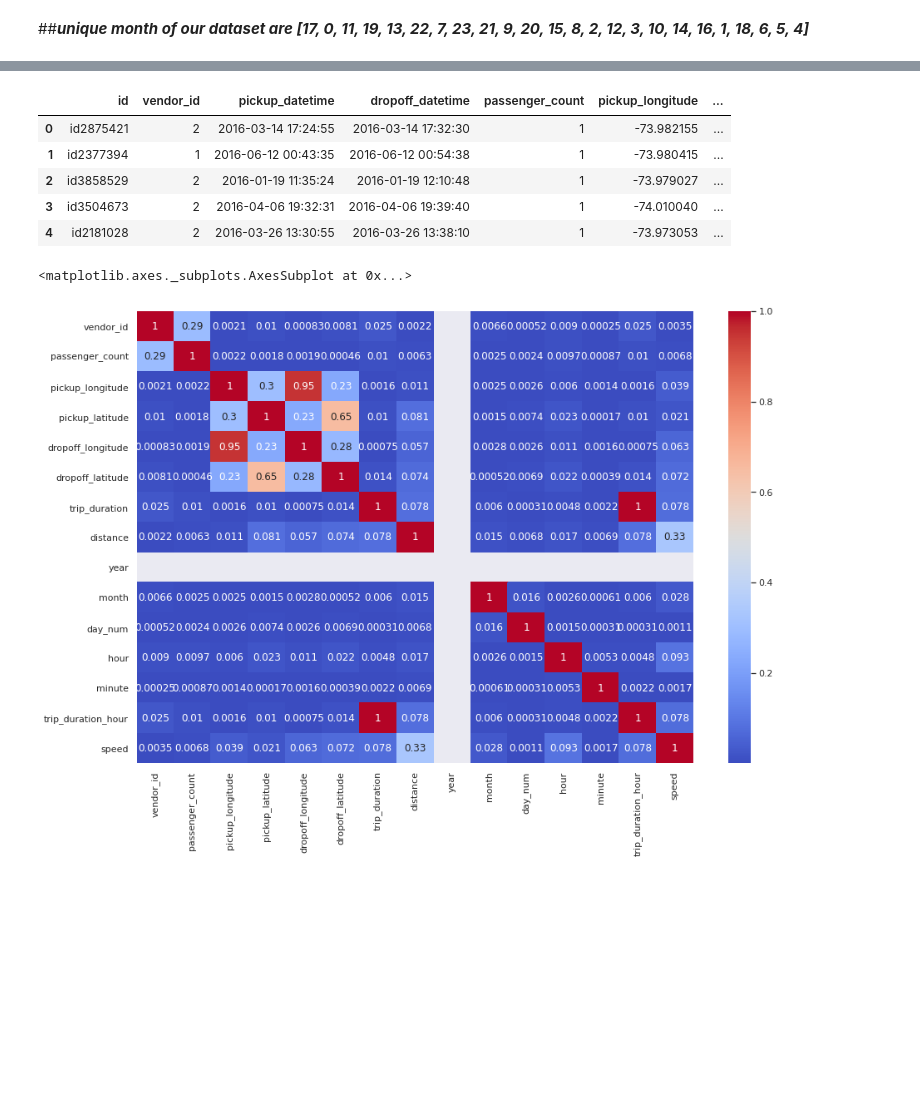
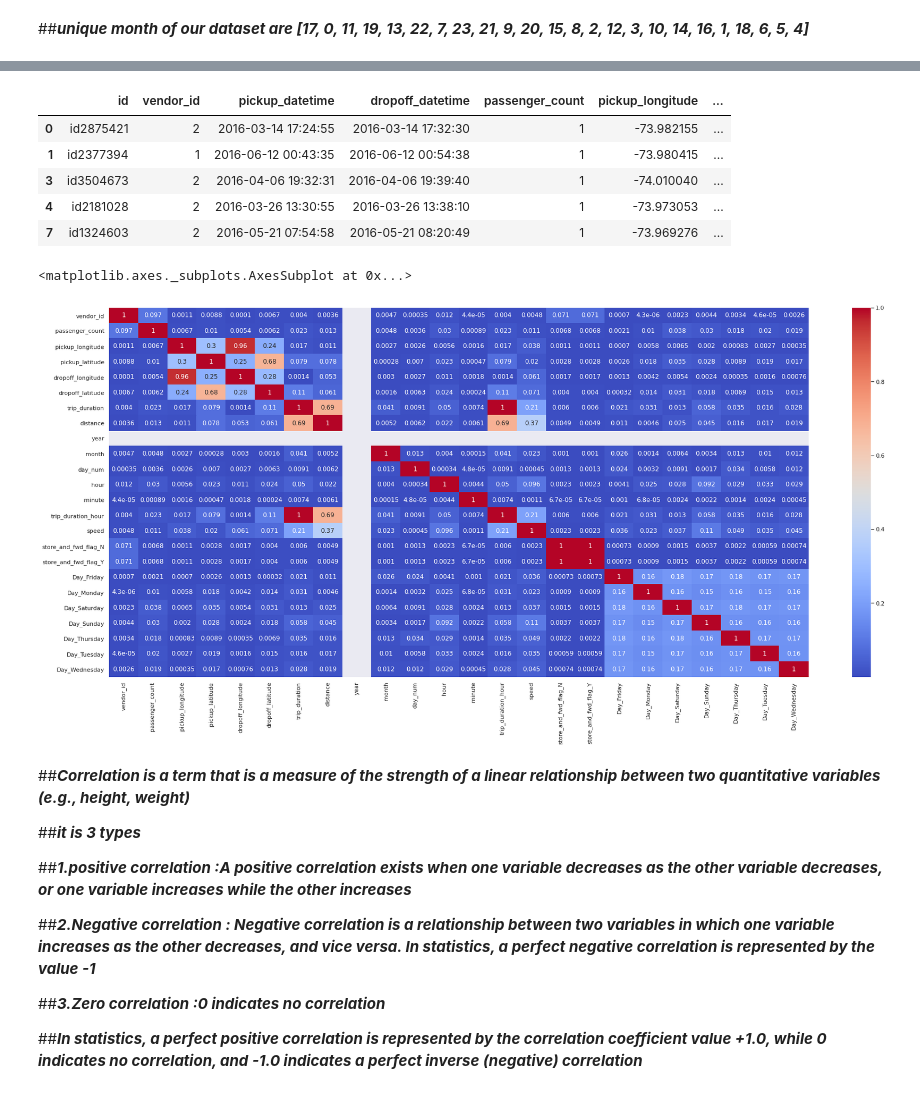
Before and after one commit to hrushikeshsahu19/Taxi-trip-time-Prediction, a Jupyter notebook: Hrushikesh_Sahu_Team_3_Capstone_Project_2.ipynb, the cells around one changed output, grey strips where cells are left out. Drawn from its saved outputs; the diff is of its cells as text; code cells hidden in the pictures; blank space fills up the shorter version.

```diff
--- a/Hrushikesh_Sahu_Team_3_Capstone_Project_2.ipynb
+++ b/Hrushikesh_Sahu_Team_3_Capstone_Project_2.ipynb
@@ -512,0 +586,7 @@ dataset.head()
+# %%
+percentile_q1_passenger_count = np.percentile(dataset['passenger_count'],25)
+print(percentile_q1_passenger_count)
+percentile_q2_passenger_count = np.percentile(dataset['passenger_count'],50)
+print(percentile_q2_passenger_count)
+percentile_q3_passenger_count = np.percentile(dataset['passenger_count'],75)
+print(percentile_q3_passenger_count)
@@ -512,0 +597,4 @@ dataset.head()
+# %%
+iqr=percentile_q3_passenger_count - percentile_q1_passenger_count
+lower_limit_outlier_passenger_count=percentile_q1_passenger_count-1.5*iqr
+upper_limit_outlier_passenger_count=percentile_q3_passenger_count+1.5*iqr
@@ -512,0 +607,3 @@ dataset.head()
+# %%
+dataset=dataset[dataset['passenger_count']>0]
+dataset=dataset[dataset['passenger_count']<upper_limit_outlier_passenger_count]
@@ -735,21 +842,34 @@ dataset_pr = dataset.copy()
 # %%
 # One hot encoding
-dataset_pr = pd.get_dummies(dataset_pr, columns=["store_and_fwd_flag", "Day"], prefix=["store_and_fwd_flag",'Day'])
+dataset= pd.get_dummies(dataset, columns=["store_and_fwd_flag", "Day"], prefix=["store_and_fwd_flag",'Day'])
 # %%
-dataset_pr.head()
+dataset.head()
 # %% [output]
 |  | id | vendor_id | pickup_datetime | dropoff_datetime | passenger_count | pickup_longitude | ... |
 | 0 | id2875421 | 2 | 2016-03-14 17:24:55 | 2016-03-14 17:32:30 | 1 | -73.982155 | ... |
 | 1 | id2377394 | 1 | 2016-06-12 00:43:35 | 2016-06-12 00:54:38 | 1 | -73.980415 | ... |
-| 2 | id3858529 | 2 | 2016-01-19 11:35:24 | 2016-01-19 12:10:48 | 1 | -73.979027 | ... |
 | 3 | id3504673 | 2 | 2016-04-06 19:32:31 | 2016-04-06 19:39:40 | 1 | -74.010040 | ... |
 | 4 | id2181028 | 2 | 2016-03-26 13:30:55 | 2016-03-26 13:38:10 | 1 | -73.973053 | ... |
+| 7 | id1324603 | 2 | 2016-05-21 07:54:58 | 2016-05-21 08:20:49 | 1 | -73.969276 | ... |
 # %%
 ## Correlation
-plt.figure(figsize=(15,10))
+plt.figure(figsize=(30,13))
 correlation = dataset.corr()
 sns.heatmap(abs(correlation), annot=True, cmap='coolwarm')
 # %% [output]
 <matplotlib.axes._subplots.AxesSubplot at 0x...>
-[figure, old version]
+[figure, new version]
+# %% [markdown]
+
+##***Correlation is a term that is a measure of the strength of a linear relationship between two quantitative variables (e.g., height, weight)***
+
+##***it is 3 types***
+
+##***1.positive correlation :A positive correlation exists when one variable decreases as the other variable decreases, or one variable increases while the other increases***
+
+##***2.Negative correlation : Negative correlation is a relationship between two variables in which one variable increases as the other decreases, and vice versa. In statistics, a perfect negative correlation is represented by the value -1***
+
+##***3.Zero correlation :0 indicates no correlation***
+
+##***In statistics, a perfect positive correlation is represented by the correlation coefficient value +1.0, while 0 indicates no correlation, and -1.0 indicates a perfect inverse (negative) correlation***
 # %%
```
Also changed, not shown: parts of 91 cells of this notebook.
